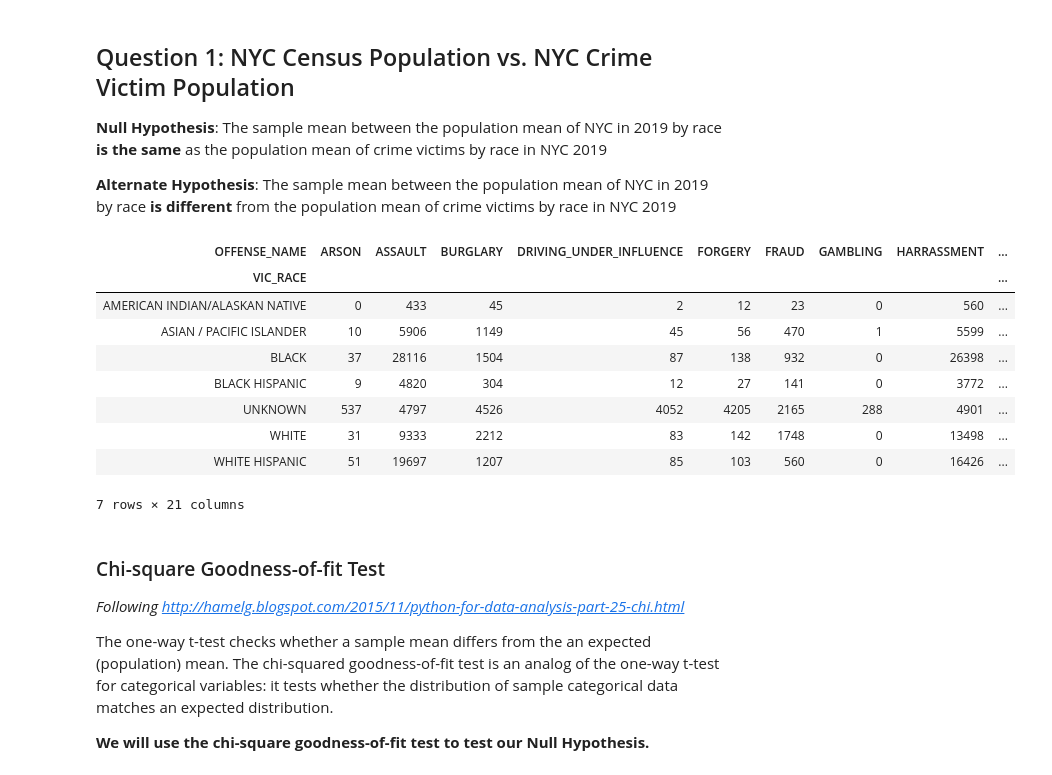
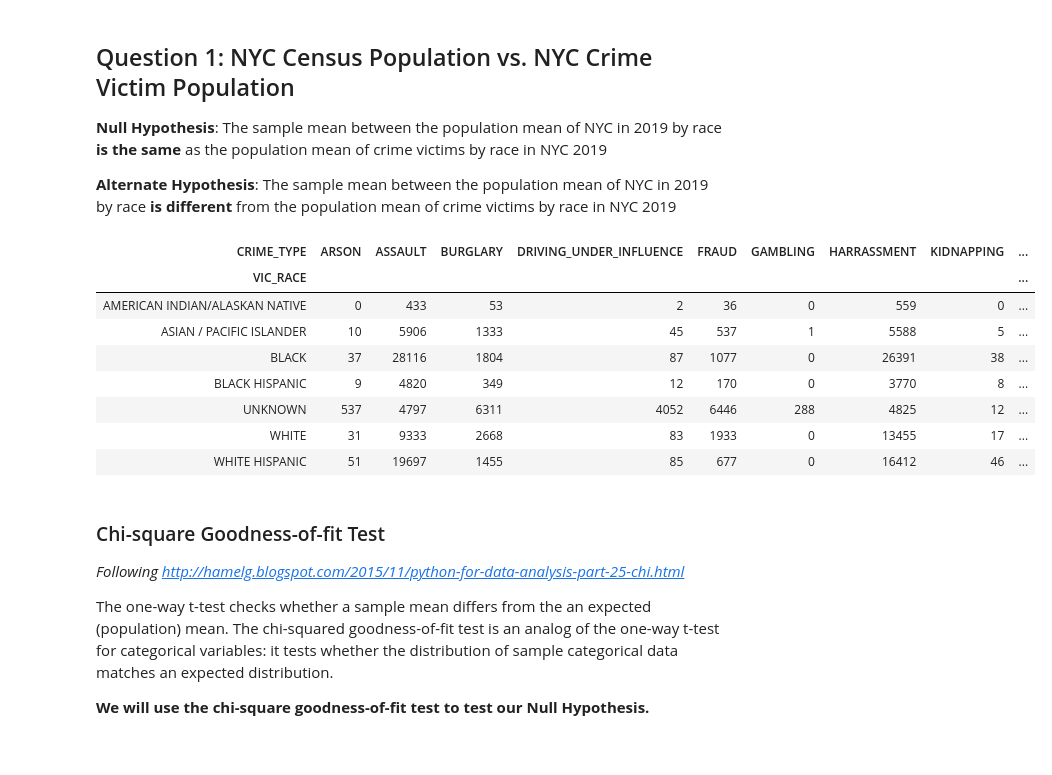
Before and after one commit to elizabeamedalla/Capstone-1, a Jupyter notebook: Statistical Inference.ipynb, the cells around one changed output. Cells and saved outputs as stored; diff of their text form; code cells hidden in the pictures.

```diff
--- a/Statistical Inference.ipynb
+++ b/Statistical Inference.ipynb
@@ -15,19 +15,18 @@ df = pd.read_csv('data/final_NYC_crimes.csv')
 
 **Alternate Hypothesis**: The sample mean between the population mean of NYC in 2019 by race **is different** from the population mean of crime victims by race in NYC 2019
 # %%
-two_way_table = pd.crosstab(index=df["VIC_RACE"], columns=df["OFFENSE_NAME"])
+two_way_table = pd.crosstab(index=df["VIC_RACE"], columns=df["CRIME_TYPE"])
 two_way_table
 # %% [output]
-| OFFENSE_NAME | ARSON | ASSAULT | BURGLARY | DRIVING_UNDER_INFLUENCE | FORGERY | FRAUD | GAMBLING | HARRASSMENT | ... |
+| CRIME_TYPE | ARSON | ASSAULT | BURGLARY | DRIVING_UNDER_INFLUENCE | FRAUD | GAMBLING | HARRASSMENT | KIDNAPPING | ... |
 | VIC_RACE |  |  |  |  |  |  |  |  | ... |
-| AMERICAN INDIAN/ALASKAN NATIVE | 0 | 433 | 45 | 2 | 12 | 23 | 0 | 560 | ... |
-| ASIAN / PACIFIC ISLANDER | 10 | 5906 | 1149 | 45 | 56 | 470 | 1 | 5599 | ... |
-| BLACK | 37 | 28116 | 1504 | 87 | 138 | 932 | 0 | 26398 | ... |
-| BLACK HISPANIC | 9 | 4820 | 304 | 12 | 27 | 141 | 0 | 3772 | ... |
-| UNKNOWN | 537 | 4797 | 4526 | 4052 | 4205 | 2165 | 288 | 4901 | ... |
-| WHITE | 31 | 9333 | 2212 | 83 | 142 | 1748 | 0 | 13498 | ... |
-| WHITE HISPANIC | 51 | 19697 | 1207 | 85 | 103 | 560 | 0 | 16426 | ... |
+| AMERICAN INDIAN/ALASKAN NATIVE | 0 | 433 | 53 | 2 | 36 | 0 | 559 | 0 | ... |
+| ASIAN / PACIFIC ISLANDER | 10 | 5906 | 1333 | 45 | 537 | 1 | 5588 | 5 | ... |
+| BLACK | 37 | 28116 | 1804 | 87 | 1077 | 0 | 26391 | 38 | ... |
+| BLACK HISPANIC | 9 | 4820 | 349 | 12 | 170 | 0 | 3770 | 8 | ... |
+| UNKNOWN | 537 | 4797 | 6311 | 4052 | 6446 | 288 | 4825 | 12 | ... |
+| WHITE | 31 | 9333 | 2668 | 83 | 1933 | 0 | 13455 | 17 | ... |
+| WHITE HISPANIC | 51 | 19697 | 1455 | 85 | 677 | 0 | 16412 | 46 | ... |
-7 rows × 21 columns
 # %% [markdown]
 ### Chi-square Goodness-of-fit Test
 
```
Also changed, not shown: parts of 11 cells of this notebook.
